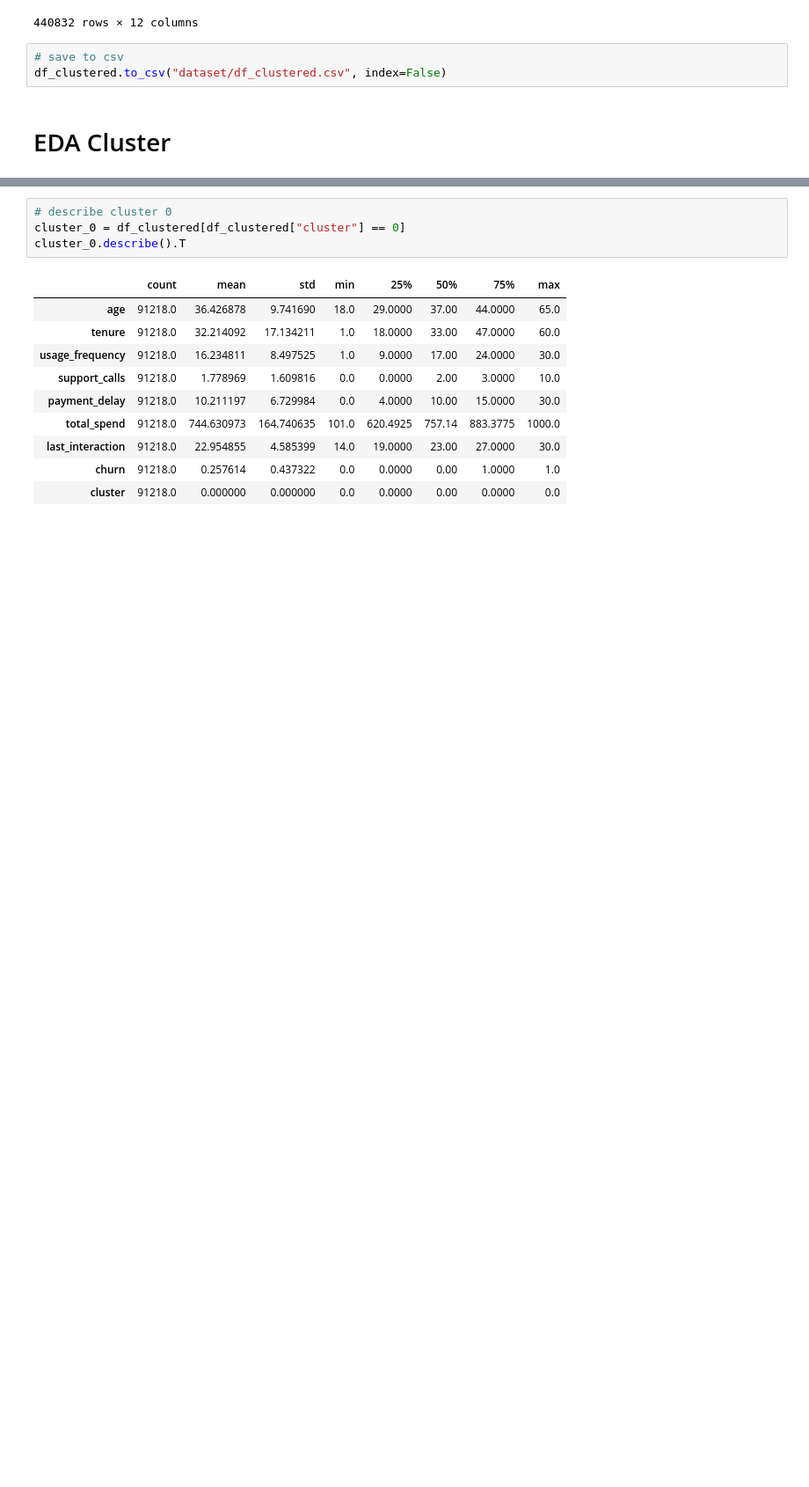
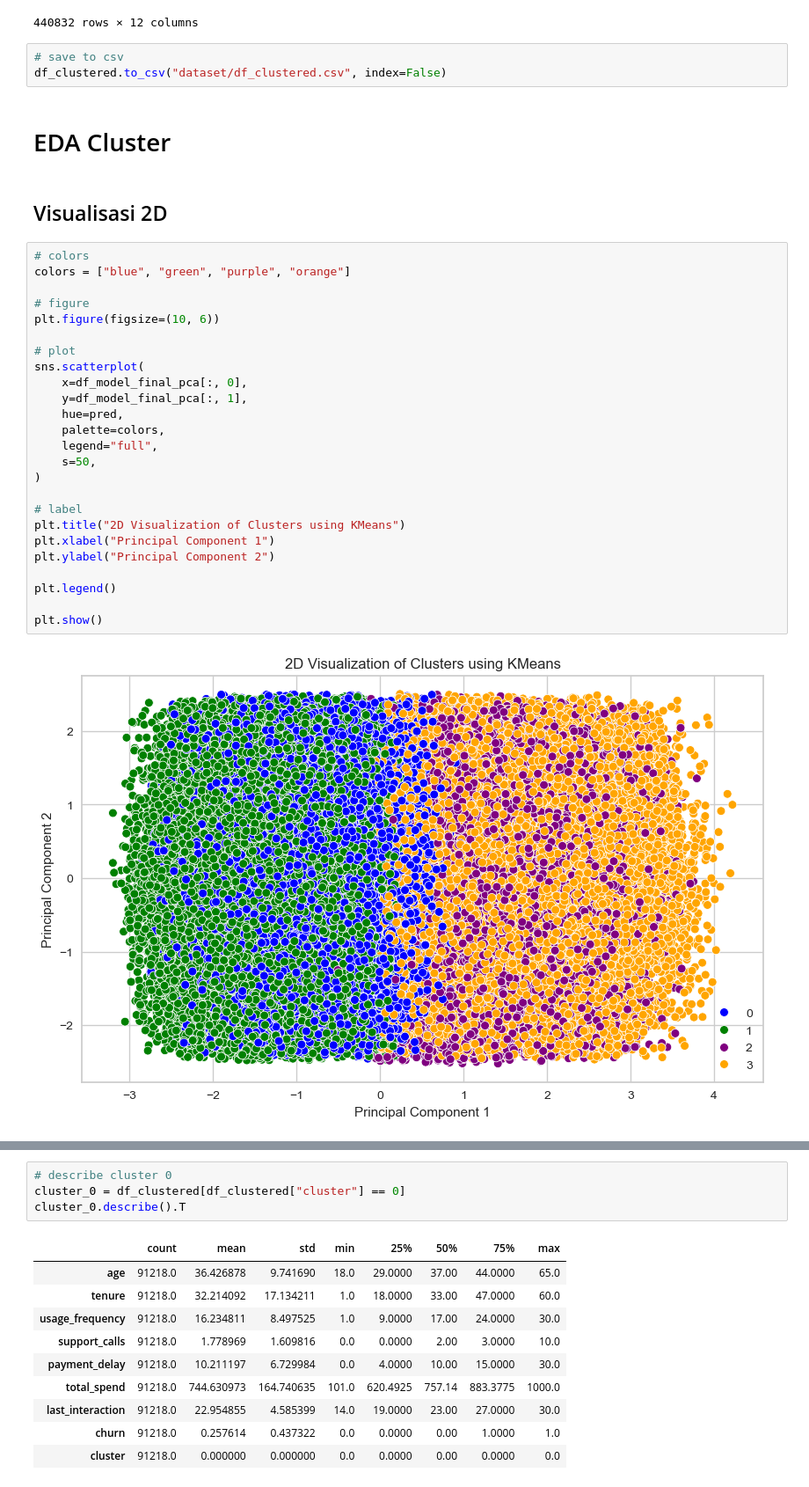
Before and after one commit to FTDS-assignment-bay/p2-final-project-ftds-033-rmt-group-002, a Jupyter notebook: model_clustering.ipynb, the cells around one changed output, grey strips where cells are left out. Shown at 88% size. Drawn from its saved outputs; the diff is of its cells as text; blank space fills up the shorter version.

Commit message:
update model cluster (2d, 3d) - update deploy predict

```diff
--- a/model_clustering.ipynb
+++ b/model_clustering.ipynb
@@ -595,3 +621,32 @@ df_clustered
 df_clustered.to_csv("dataset/df_clustered.csv", index=False)
 # %% [markdown]
 # EDA Cluster
+# %% [markdown]
+## Visualisasi 2D
+# %%
+# colors
+colors = ["blue", "green", "purple", "orange"]
+
+# figure
+plt.figure(figsize=(10, 6))
+
+# plot
+sns.scatterplot(
+    x=df_model_final_pca[:, 0],
+    y=df_model_final_pca[:, 1],
+    hue=pred,
+    palette=colors,
+    legend="full",
+    s=50,
+)
+
+# label
+plt.title("2D Visualization of Clusters using KMeans")
+plt.xlabel("Principal Component 1")
+plt.ylabel("Principal Component 2")
+
+plt.legend()
+
+plt.show()
+# %% [output]
+[figure, added]
```
Also changed, not shown: parts of 12 cells of this notebook, 6 other files.
